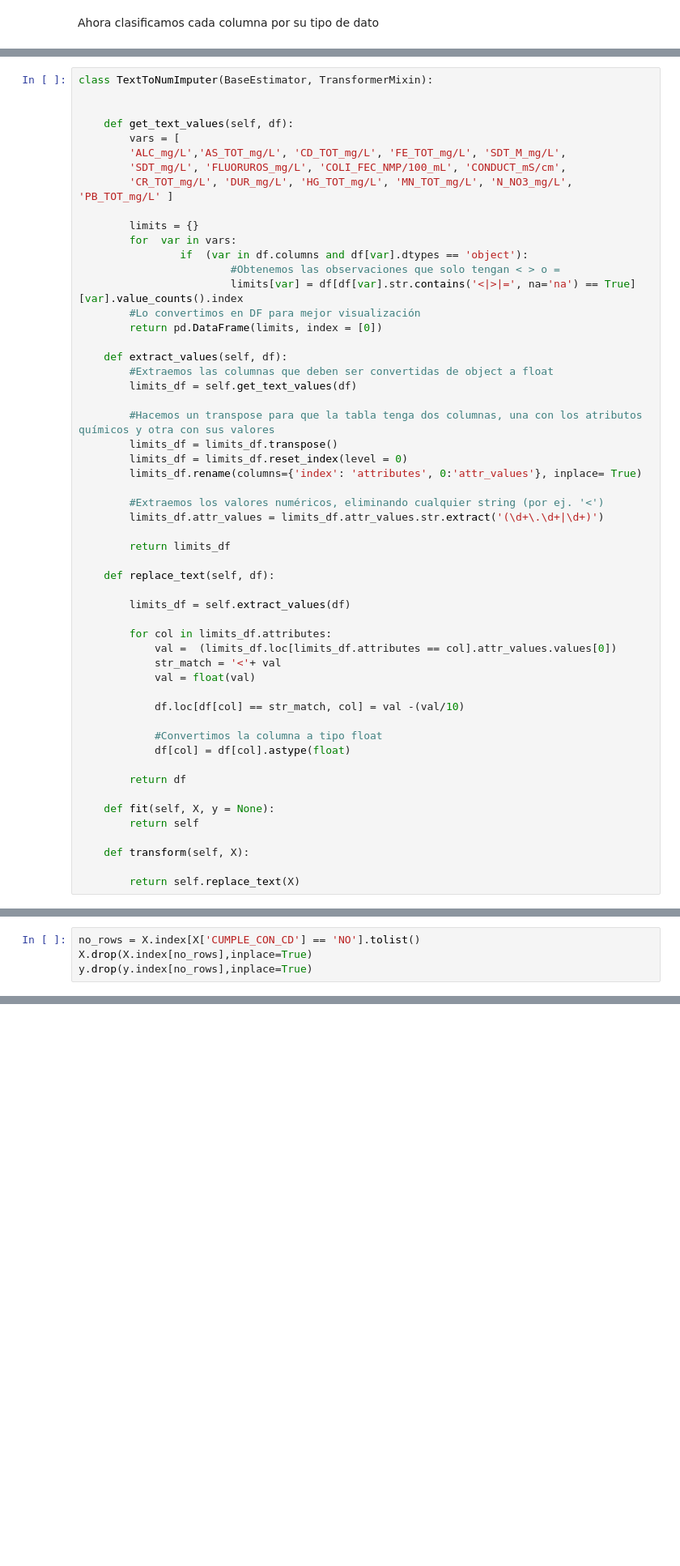
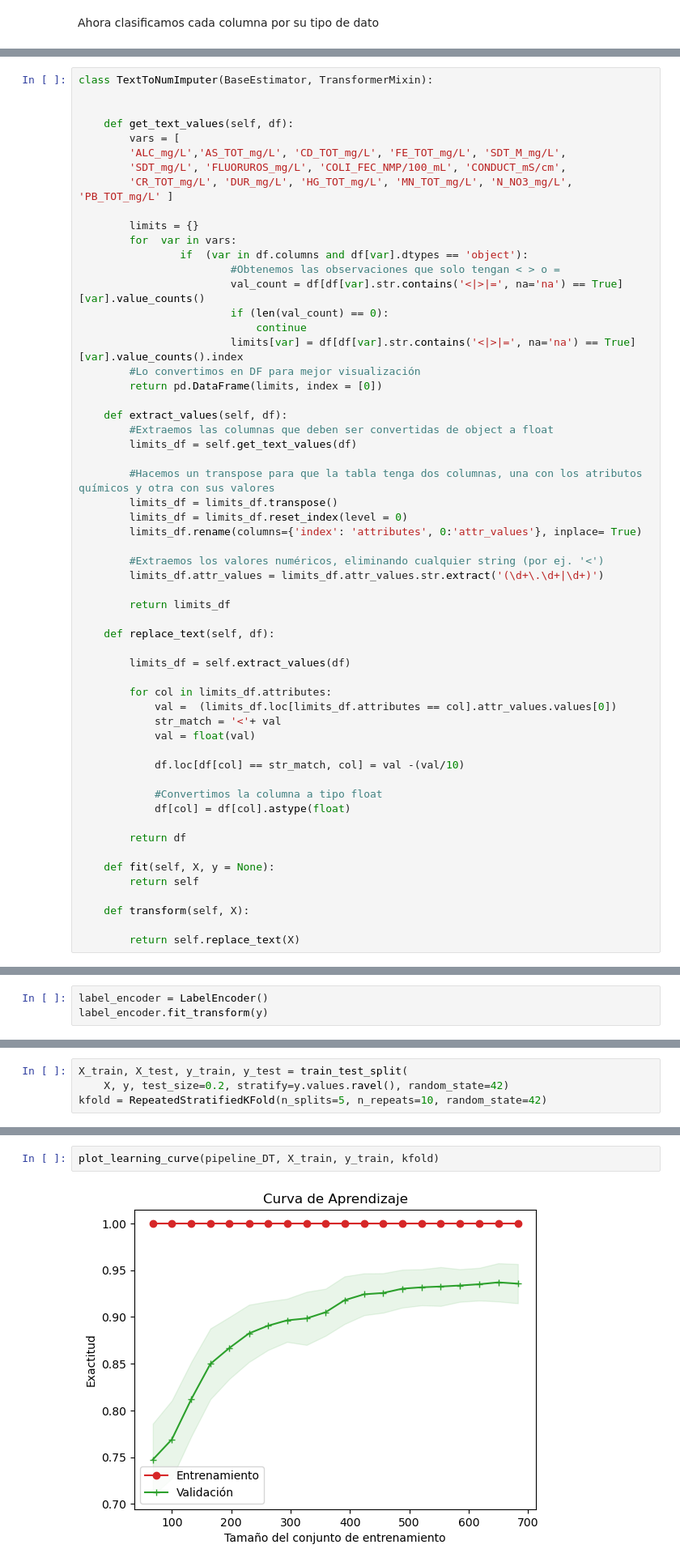
Before and after one commit to PosgradoMNA/actividades-del-projecto-equipo_102, a Jupyter notebook: Reto/aguas-subterraneas-DT.ipynb, the cells around one changed output, grey strips where cells are left out. Shown at 81% size. Drawn from its saved outputs; the diff is of its cells as text; blank space fills up the shorter version.

```diff
--- a/Reto/aguas-subterraneas-DT.ipynb
+++ b/Reto/aguas-subterraneas-DT.ipynb
@@ -84,6 +171,9 @@ class TextToNumImputer(BaseEstimator, TransformerMixin):
         for  var in vars:
                 if  (var in df.columns and df[var].dtypes == 'object'):
                         #Obtenemos las observaciones que solo tengan < > o =
+                        val_count = df[df[var].str.contains('<|>|=', na='na') == True][var].value_counts()
+                        if (len(val_count) == 0):
+                            continue
                         limits[var] = df[df[var].str.contains('<|>|=', na='na') == True][var].value_counts().index
         #Lo convertimos en DF para mejor visualización
         return pd.DataFrame(limits, index = [0])
@@ -150,4 +237,0 @@ array(['SI', 'NO'], dtype=object)
-# %%
-no_rows = X.index[X['CUMPLE_CON_CD'] == 'NO'].tolist()
-X.drop(X.index[no_rows],inplace=True)
-y.drop(y.index[no_rows],inplace=True)
@@ -289,0 +240,3 @@ array([[222,   0,   0],
+# %%
+label_encoder = LabelEncoder()
+label_encoder.fit_transform(y)
@@ -289,0 +258,4 @@ array([[222,   0,   0],
+# %%
+X_train, X_test, y_train, y_test = train_test_split(
+    X, y, test_size=0.2, stratify=y.values.ravel(), random_state=42)
+kfold = RepeatedStratifiedKFold(n_splits=5, n_repeats=10, random_state=42)
@@ -289,0 +283,4 @@ array([[222,   0,   0],
+# %%
+plot_learning_curve(pipeline_DT, X_train, y_train, kfold)
+# %% [output]
+[figure, added]
```
Also changed, not shown: parts of 61 cells of this notebook.
